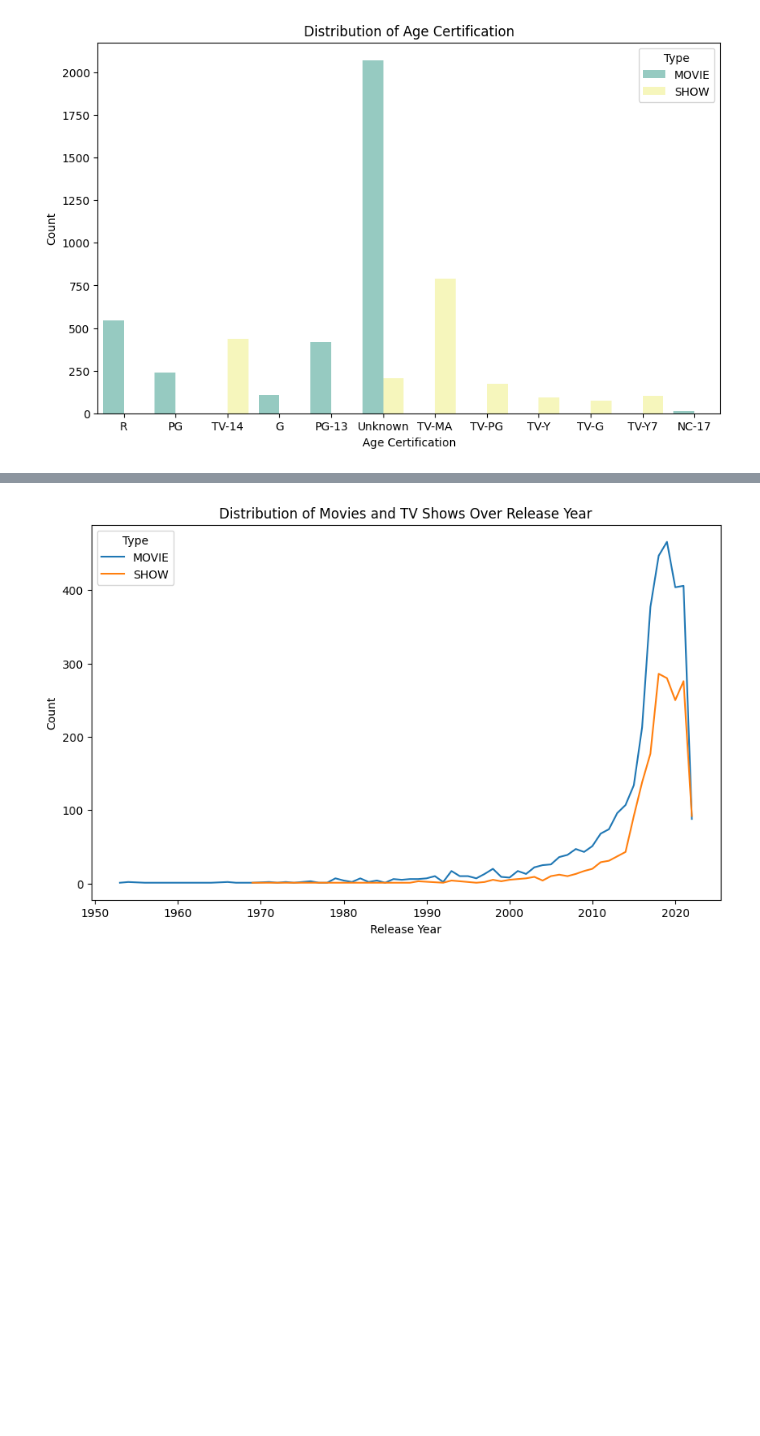
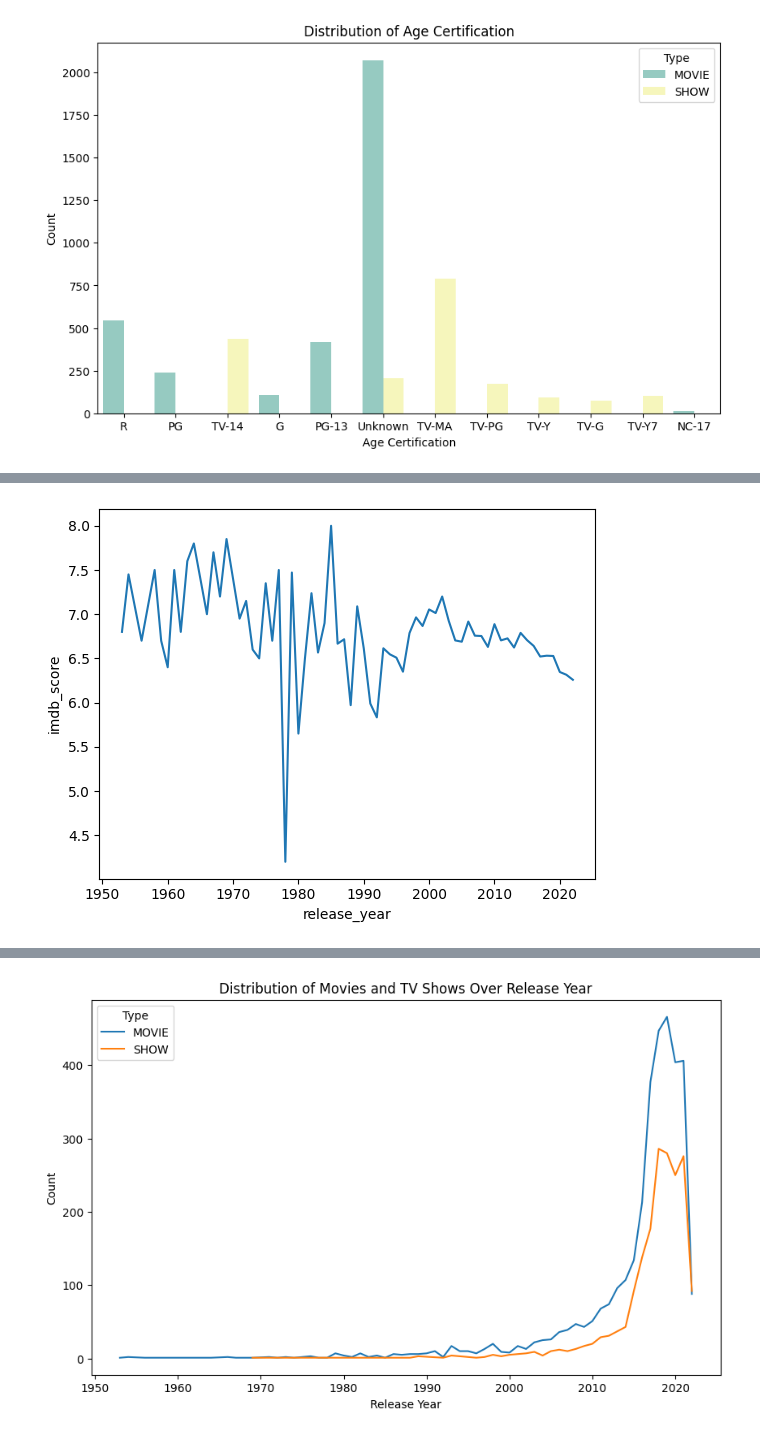
Before and after one commit to soumi22/Netflix-Movies-Shows, a Jupyter notebook: Netflix_TV_Shows_&_Movies.ipynb, the cells around one changed output, grey strips where cells are left out. Cells and saved outputs as stored; diff of their text form; code cells hidden in the pictures; blank space fills up the shorter version.

```diff
--- a/Netflix_TV_Shows_&_Movies.ipynb
+++ b/Netflix_TV_Shows_&_Movies.ipynb
@@ -280,0 +330,6 @@ plt.show()
+# %%
+## Analyzing how IMDb scores and votes have changed over the years
+sns.lineplot(data, y='imdb_score', x='release_year', errorbar=None)
+plt.show()
+# %% [output]
+[figure, added]
```
Also changed, not shown: parts of 66 cells of this notebook.
